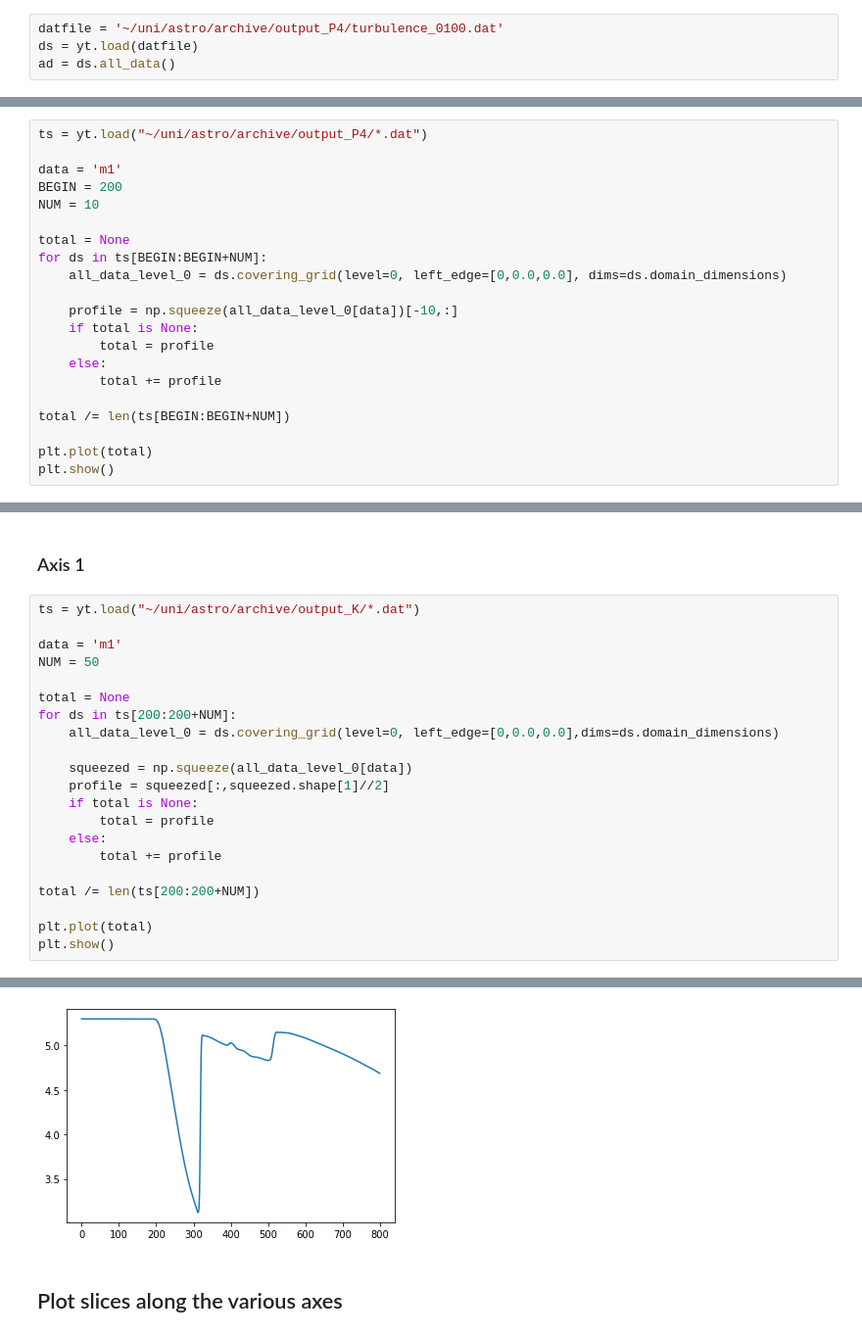
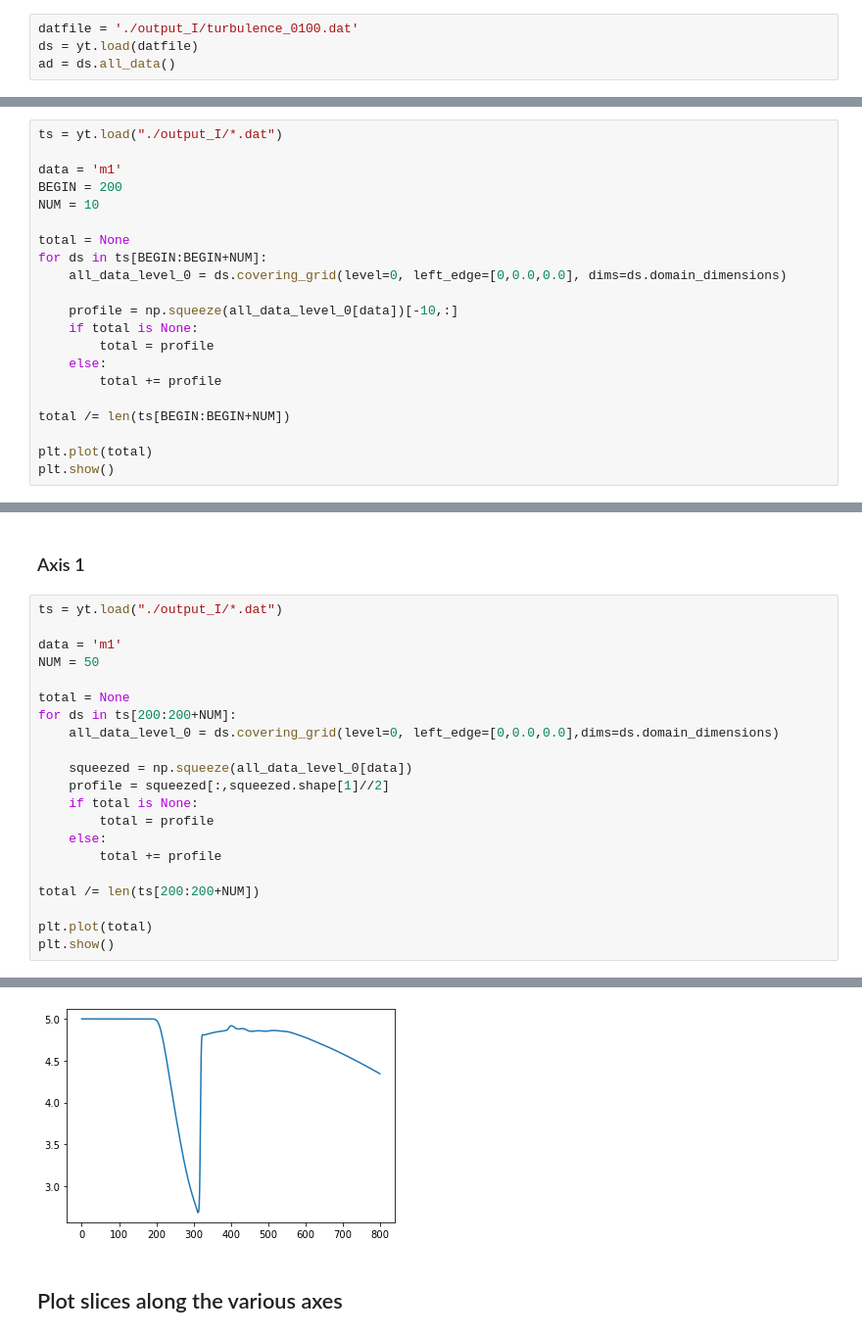
Before and after one commit to ArneBouillon/turbulence, a Jupyter notebook: 2D/Plotting.ipynb, the cells around one changed output, grey strips where cells are left out. Shown: that part at 98% size. Cells and saved outputs as stored; diff of their text form.

Commit message:
energy plot

```diff
--- a/2D/Plotting.ipynb
+++ b/2D/Plotting.ipynb
@@ -9,7 +12,7 @@ from scipy.stats import moment
 # %% [markdown]
 ## Plot a single image
 # %%
-datfile = '~/uni/astro/archive/output_P4/turbulence_0100.dat'
+datfile = './output_I/turbulence_0100.dat'
 ds = yt.load(datfile)
 ad = ds.all_data()
 # %% [output]
@@ -37,7 +40,7 @@ yt : [WARNING  ] 2020-11-27 16:10:25,323 Switching to symlog colorbar scaling un
 # %% [markdown]
 ### Axis 0
 # %%
-ts = yt.load("~/uni/astro/archive/output_P4/*.dat")
+ts = yt.load("./output_I/*.dat")
 
 data = 'm1'
 BEGIN = 200
@@ -71,7 +82,7 @@ Dataset left edge = 0.0 code_length, Dataset right edge = 35.0 code_length
 # %% [markdown]
 ### Axis 1
 # %%
-ts = yt.load("~/uni/astro/archive/output_K/*.dat")
+ts = yt.load("./output_I/*.dat")
 
 data = 'm1'
 NUM = 50
@@ -112,4 +123,4 @@ yt : [WARNING  ] 2020-11-27 14:32:59,745 e not found and no parfile passed, can
-[figure, old version]
+[figure, new version]
 # %% [markdown]
 ## Plot slices along the various axes
 # %%
```
Also changed, not shown: parts of 10 cells of this notebook.
